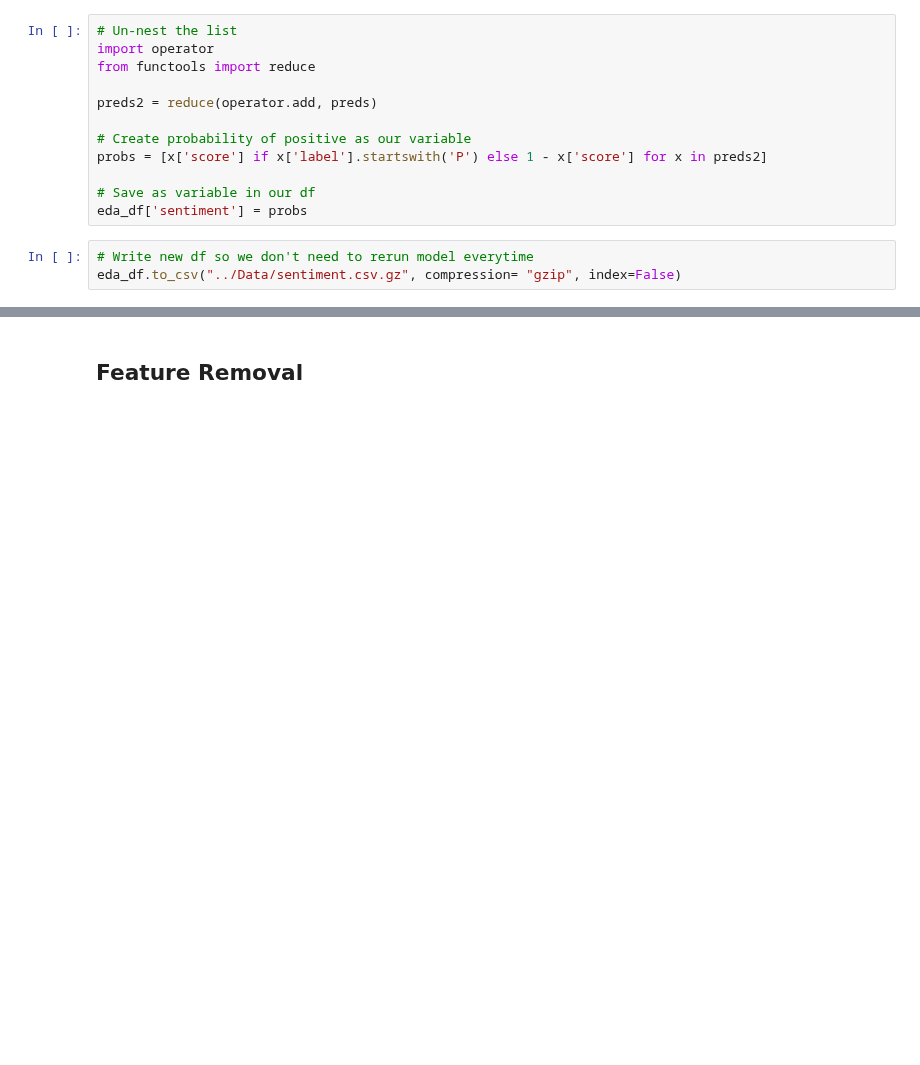
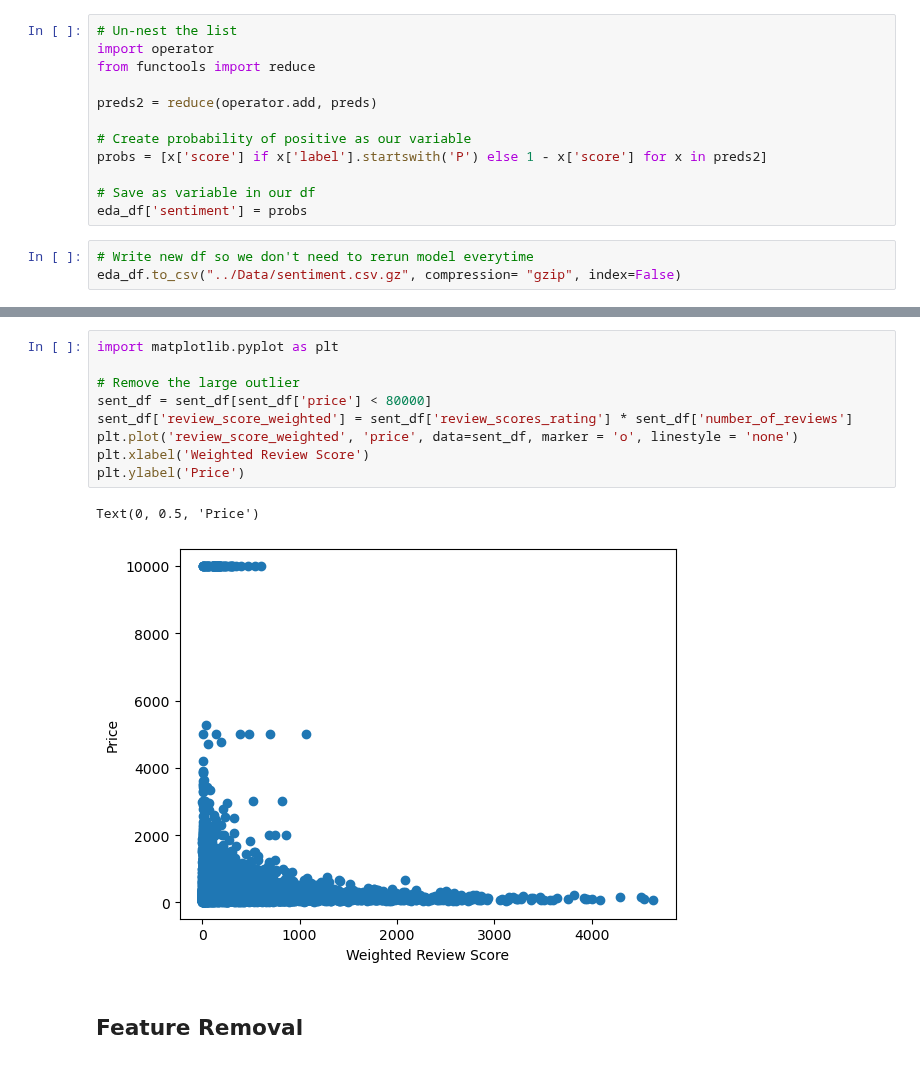
Before and after one commit to nlee98/ADS-599_Capstone_Project, a Jupyter notebook: Code Library/Cleaning_Engineering.ipynb, the cells around one changed output, grey strips where cells are left out. Drawn from its saved outputs; the diff is of its cells as text; blank space fills up the shorter version.

```diff
--- a/Code Library/Cleaning_Engineering.ipynb
+++ b/Code Library/Cleaning_Engineering.ipynb
@@ -83,2 +102,14 @@ eda_df.to_csv("../Data/sentiment.csv.gz", compression= "gzip", index=False)
+# %%
+import matplotlib.pyplot as plt
+
+# Remove the large outlier
+sent_df = sent_df[sent_df['price'] < 80000]
+sent_df['review_score_weighted'] = sent_df['review_scores_rating'] * sent_df['number_of_reviews']
+plt.plot('review_score_weighted', 'price', data=sent_df, marker = 'o', linestyle = 'none')
+plt.xlabel('Weighted Review Score')
+plt.ylabel('Price')
+# %% [output]
+Text(0, 0.5, 'Price')
+[figure, added]
 # %% [markdown]
 ## Feature Removal
```
Also changed, not shown: parts of 8 cells of this notebook, 2 other files.
